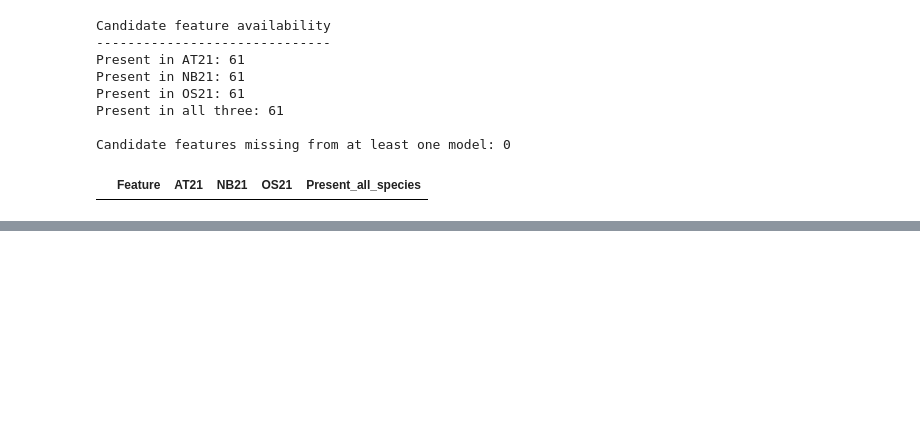
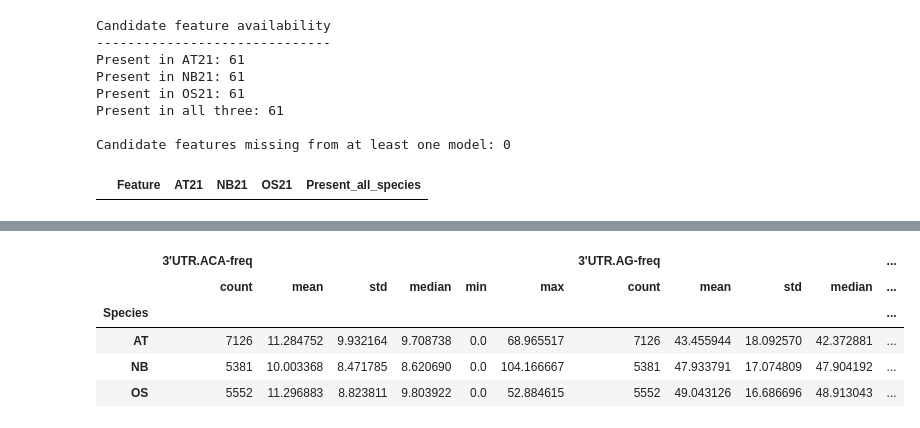
Before and after one commit to ih-11/regression, a Jupyter notebook: notebooks/analysis5_step1.ipynb, the cells around one changed output, grey strips where cells are left out. Cells and saved outputs as stored; diff of their text form; code cells hidden in the pictures; blank space fills up the shorter version.

```diff
--- a/notebooks/analysis5_step1.ipynb
+++ b/notebooks/analysis5_step1.ipynb
@@ -841,3 +841,83 @@ Present in all three: 61
 
 Candidate features missing from at least one model: 0
 |  | Feature | AT21 | NB21 | OS21 | Present_all_species |
+# %%
+# ============================================
+# Build raw candidate-feature dataset
+# using saved LightGBM data bundles
+# ============================================
+
+candidate_features = sorted(candidate_selected_df["Feature"].unique())
+
+print(f"Unique candidate features: {len(candidate_features)}")
+
+raw_candidate_wide = {}
+
+for species in SPECIES:
+
+    bundle = lgbm_data[species]
+
+    # ----------------------------------------
+    # Combine raw feature values
+    # ----------------------------------------
+
+    x_train_raw = bundle["x_train_raw"].loc[:, candidate_features].copy()
+    x_test_raw = bundle["x_test_raw"].loc[:, candidate_features].copy()
+
+    x_raw = pd.concat([x_train_raw, x_test_raw], axis=0)
+
+    # ----------------------------------------
+    # Combine metadata
+    # ----------------------------------------
+
+    train_meta = bundle["train_metadata"].copy()
+    test_meta = bundle["test_metadata"].copy()
+
+    metadata = pd.concat([train_meta, test_meta], axis=0)
+
+    # ----------------------------------------
+    # Integrity check
+    # ----------------------------------------
+
+    assert x_raw.index.equals(metadata.index)
+
+    # ----------------------------------------
+    # Build species dataframe
+    # ----------------------------------------
+
+    raw_df = pd.concat([metadata, x_raw], axis=1)
+
+    raw_df.insert(0, "Species", SPECIES_INFO[species]["label"])
+    raw_df.insert(1, "Species_key", species)
+
+    raw_candidate_wide[species] = raw_df
+
+# ============================================
+# Combine all species
+# ============================================
+
+candidate_raw_wide_df = pd.concat(
+    raw_candidate_wide.values(),
+    ignore_index=True,
+)
+
+print("\nCombined raw candidate-feature dataset")
+print("--------------------------------------")
+print(f"Shape: {candidate_raw_wide_df.shape}")
+
+print("\nSpecies counts")
+display(candidate_raw_wide_df["Species"].value_counts())
+print(candidate_raw_wide_df.head())
+# ============================================
+# Descriptive summary of raw candidate features
+# by species
+# ============================================
+
+candidate_feature_summary_df = (
+    candidate_raw_wide_df
+    .groupby("Species")[candidate_features]
+    .agg(["count", "mean", "std", "median", "min", "max"])
+)
+
+display(candidate_feature_summary_df)
+# %% [output]
@@ -843,0 +953,6 @@ Candidate features missing from at least one model: 0
+|  | 3'UTR.ACA-freq |  |  |  |  |  | 3'UTR.AG-freq |  |  |  | ... |
+|  | count | mean | std | median | min | max | count | mean | std | median | ... |
+| Species |  |  |  |  |  |  |  |  |  |  | ... |
+| AT | 7126 | 11.284752 | 9.932164 | 9.708738 | 0.0 | 68.965517 | 7126 | 43.455944 | 18.092570 | 42.372881 | ... |
+| NB | 5381 | 10.003368 | 8.471785 | 8.620690 | 0.0 | 104.166667 | 5381 | 47.933791 | 17.074809 | 47.904192 | ... |
+| OS | 5552 | 11.296883 | 8.823811 | 9.803922 | 0.0 | 52.884615 | 5552 | 49.043126 | 16.686696 | 48.913043 | ... |
```
Also changed, not shown: parts of 5 cells of this notebook.
